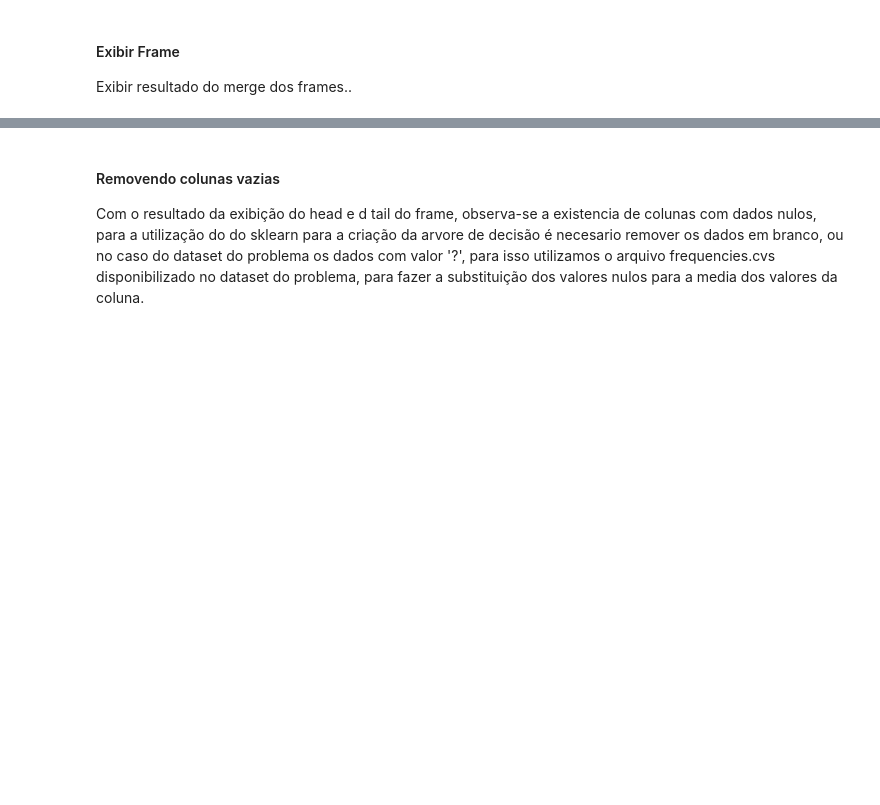
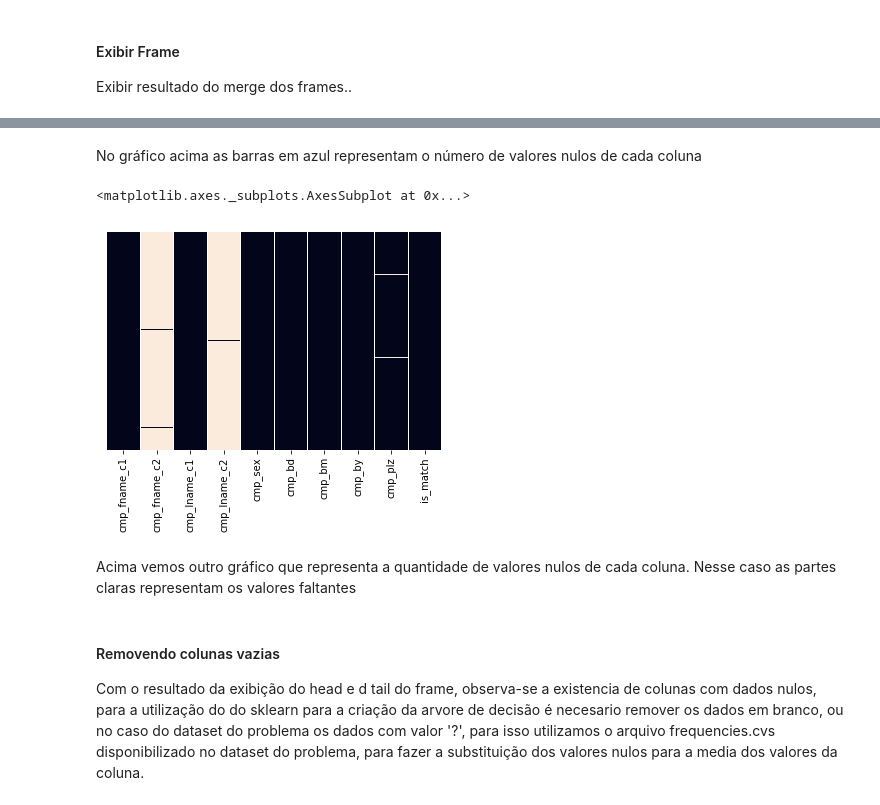
Before and after one commit to SkyNetRecruits/record_linkage_comparison_patterns_data_set, a Jupyter notebook: pre_processing.ipynb, the cells around one changed output, grey strips where cells are left out. Drawn from its saved outputs; the diff is of its cells as text; code cells hidden in the pictures; blank space fills up the shorter version.

```diff
--- a/pre_processing.ipynb
+++ b/pre_processing.ipynb
@@ -42,3 +63,13 @@ frame.tail()
+# %% [markdown]
+No gráfico acima as barras em azul representam o número de valores nulos de cada coluna
+# %%
+sns.heatmap(frame.drop(['id_1','id_2'],axis=1).isnull(),cbar=False,yticklabels=False)
+# %% [output]
+<matplotlib.axes._subplots.AxesSubplot at 0x...>
+[figure, added]
+# %% [markdown]
+Acima vemos outro gráfico que representa a quantidade de valores nulos de cada coluna. Nesse caso as partes claras
+representam os valores faltantes
 # %% [markdown]
 #### Removendo colunas vazias
 Com o resultado da exibição do head e d tail do frame, observa-se a existencia de colunas
```
Also changed, not shown: parts of 7 cells of this notebook.
